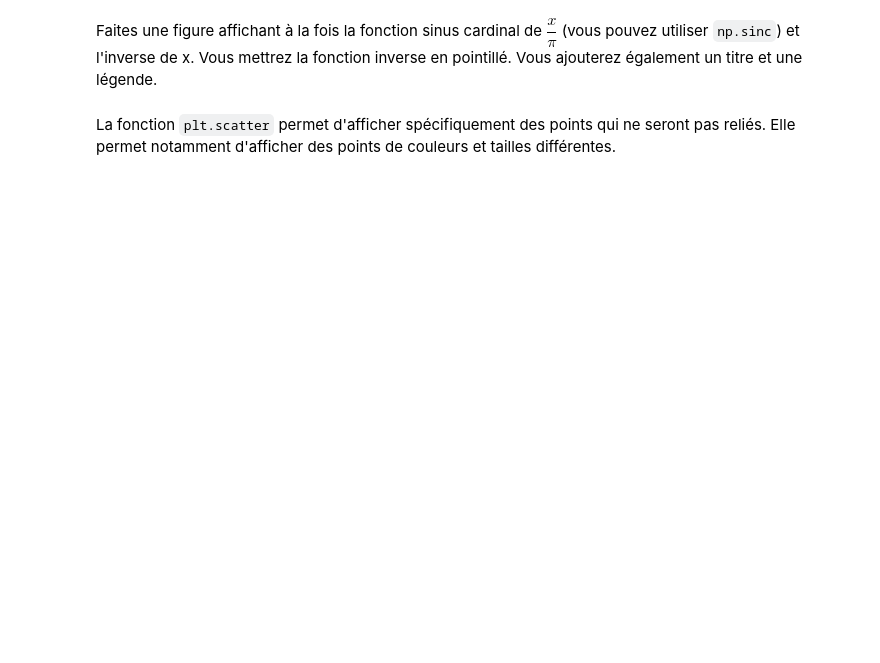
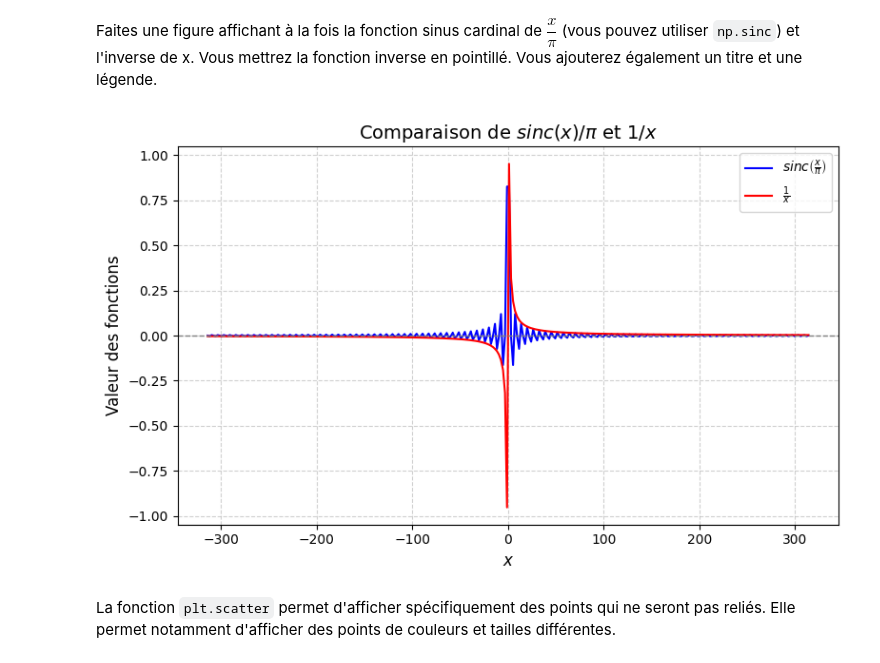
Before and after one commit to raquelmcoelho/machine-learning, a Jupyter notebook: tp/TP1_sujet.ipynb, the cells around one changed output. Cells and saved outputs as stored; diff of their text form; code cells hidden in the pictures; blank space fills up the shorter version.

```diff
--- a/tp/TP1_sujet.ipynb
+++ b/tp/TP1_sujet.ipynb
@@ -150,5 +178,24 @@ plt.show()
 # %% [markdown]
 Faites une figure affichant à la fois la fonction sinus cardinal de $\dfrac{x}{\pi}$ (vous pouvez utiliser `np.sinc`) et l'inverse de x. Vous mettrez la fonction inverse en pointillé. Vous ajouterez également un titre et une légende.
+# %%
+# [ANSWER] 1.2
+x = np.linspace(-100 * np.pi, 100 * np.pi, 300)
+plt.figure(figsize=(8, 5))
+plt.plot(x, np.sinc(x / np.pi), 'b', label=r'$sinc\left(\frac{x}{\pi}\right)$')
+plt.plot(x, 1 / x, 'r-', label=r'$\frac{1}{x}$')
+
+
+plt.title(r'Comparaison de $sinc(x)/\pi$ et $1/x$', fontsize=14)
+plt.xlabel(r'$x$', fontsize=12)
+plt.ylabel(r'Valeur des fonctions', fontsize=12)
+plt.legend()
+
+plt.axhline(0, color='gray', linestyle='--', linewidth=1)
+plt.grid(True, linestyle='--', alpha=0.6)
+
+plt.show()
+# %% [output]
+[figure, added]
 # %% [markdown]
 La fonction `plt.scatter` permet d'afficher spécifiquement des points qui ne seront pas reliés. Elle permet notamment d'afficher des points de couleurs et tailles différentes.
 # %%
```
Also changed, not shown: parts of 99 cells of this notebook, 3 other files.
